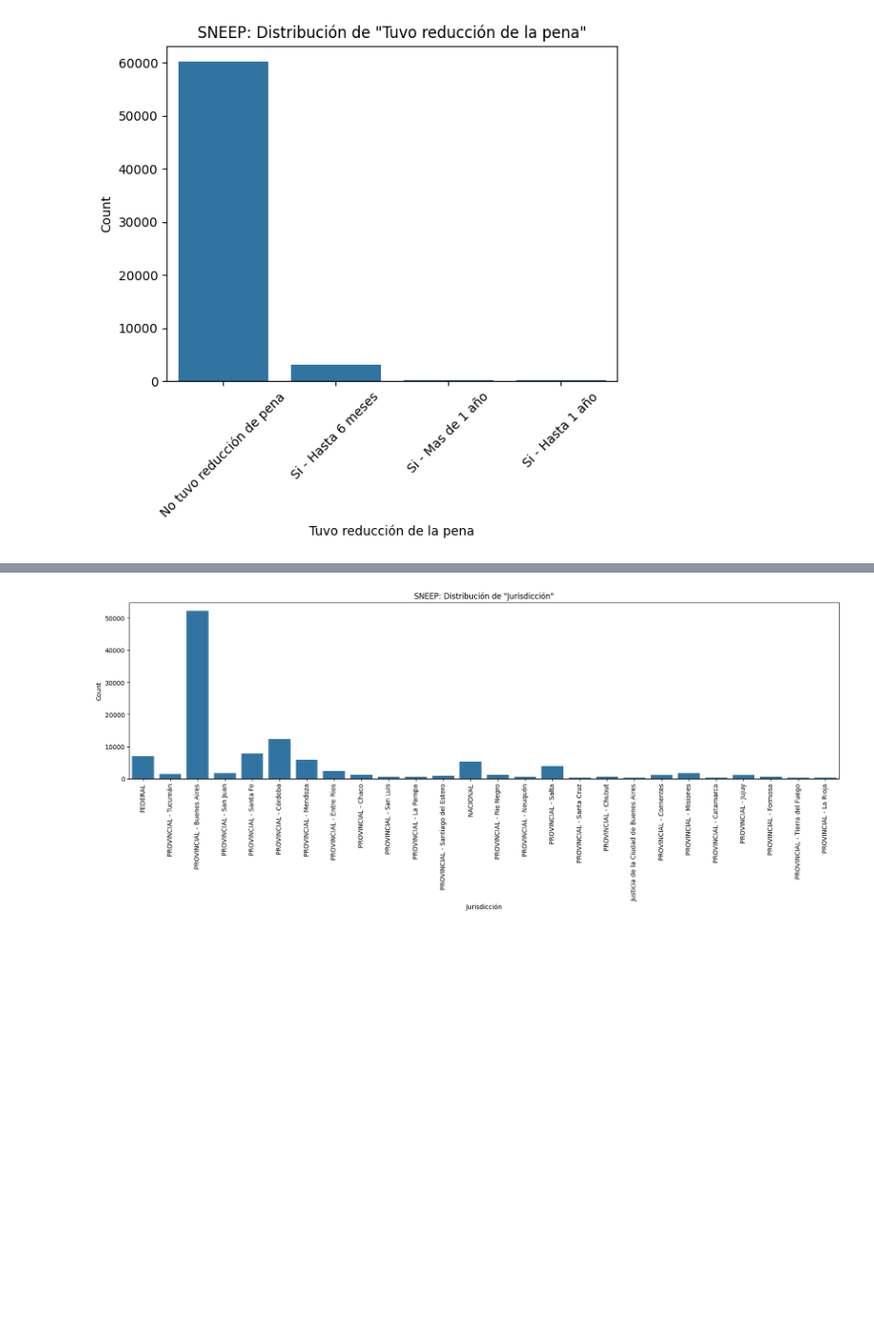
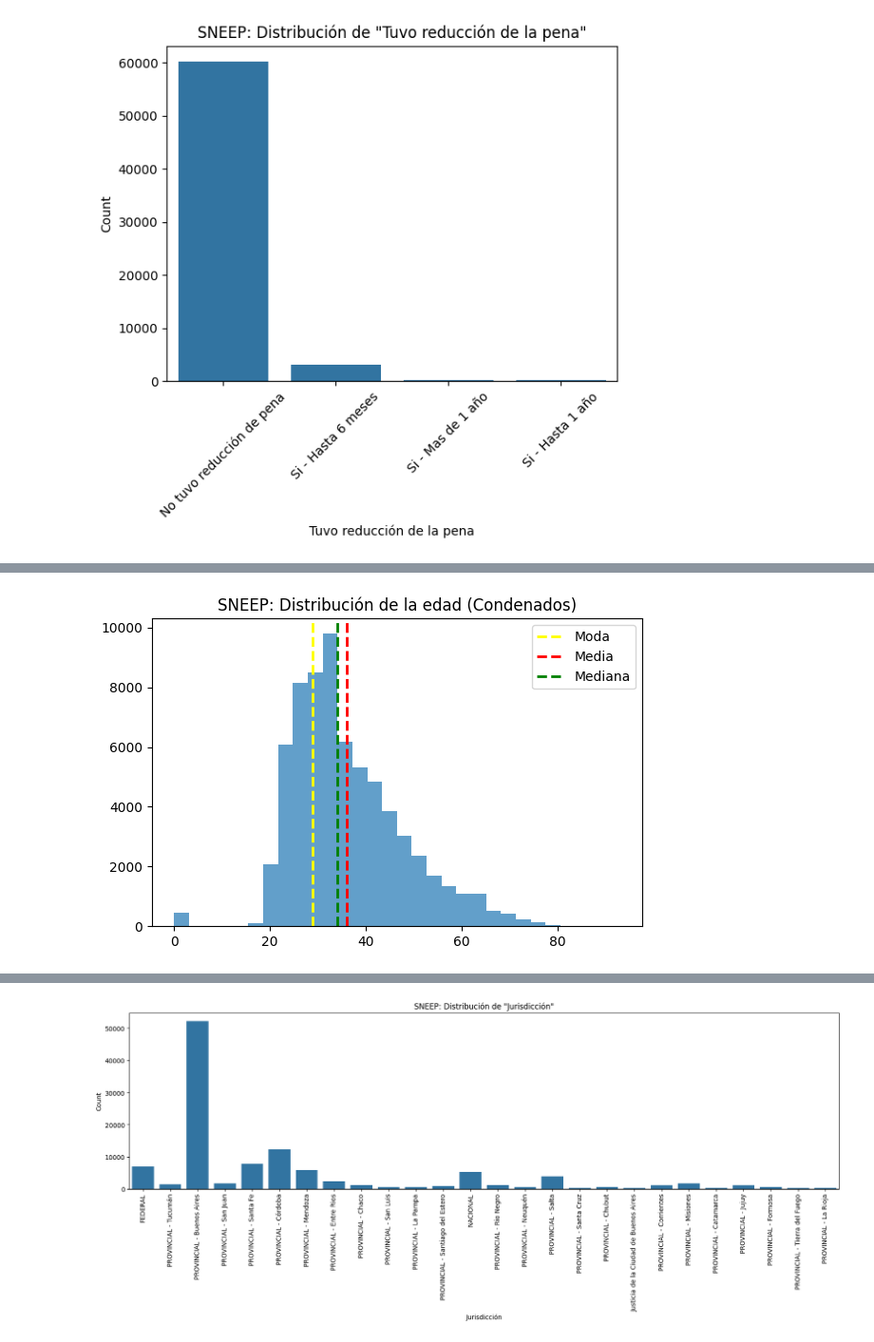
Before and after one commit to gasper-az/CEIA_Analisis_de_datos, a Jupyter notebook: trabajos_practicos/resolucion_tp_01/tp_01.ipynb, the cells around one changed output, grey strips where cells are left out. Shown: that part at 95% size. Saved outputs shown, nothing was run; the diff lists cells and outputs as text; code cells hidden in the pictures; blank space fills up the shorter version.

```diff
--- a/trabajos_practicos/resolucion_tp_01/tp_01.ipynb
+++ b/trabajos_practicos/resolucion_tp_01/tp_01.ipynb
@@ -99,0 +332,14 @@ plt.show()
+# %%
+fig, ax = plt.subplots(figsize=(6, 4))
+
+ax.hist(df_sneep_no_ids_csv_condenados['edad'], bins=30, alpha=0.7) # dibujar histograma
+ax.axvline(df_sneep_no_ids_csv_condenados['edad'].mode()[0], color='yellow', ls='--', lw=2, label='Moda')
+ax.axvline(df_sneep_no_ids_csv_condenados['edad'].mean(), color='red', ls='--', lw=2, label='Media')
+ax.axvline(df_sneep_no_ids_csv_condenados['edad'].median(), color='green', ls='--', lw=2, label='Mediana')
+ax.set_title('SNEEP: Distribución de la edad (Condenados)')
+ax.legend()
+
+plt.tight_layout()
+plt.show()
+# %% [output]
+[figure, added]
```
Also changed, not shown: parts of 35 cells of this notebook, 1 other file.
